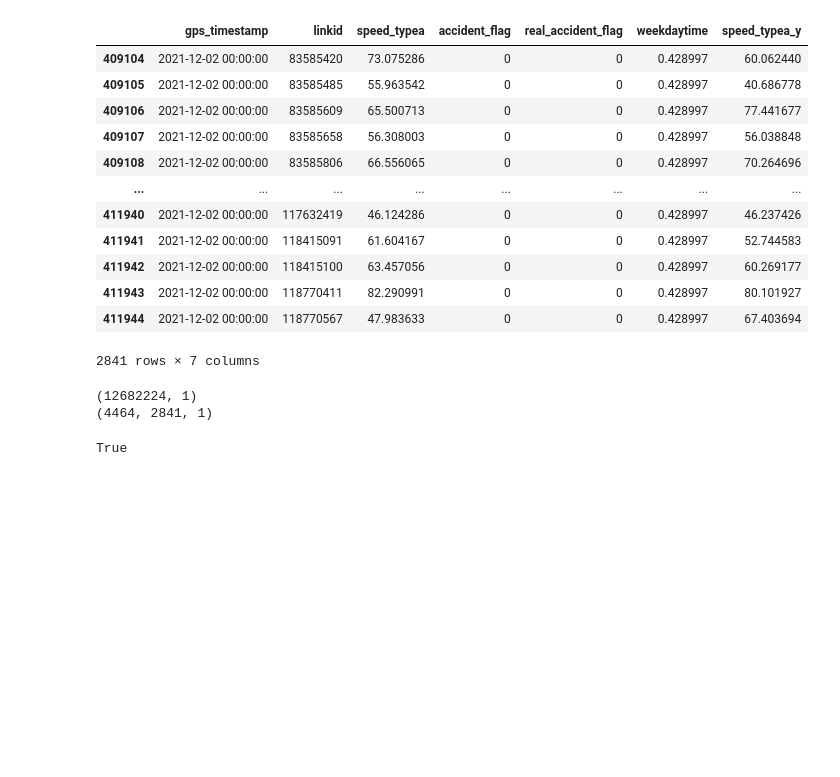
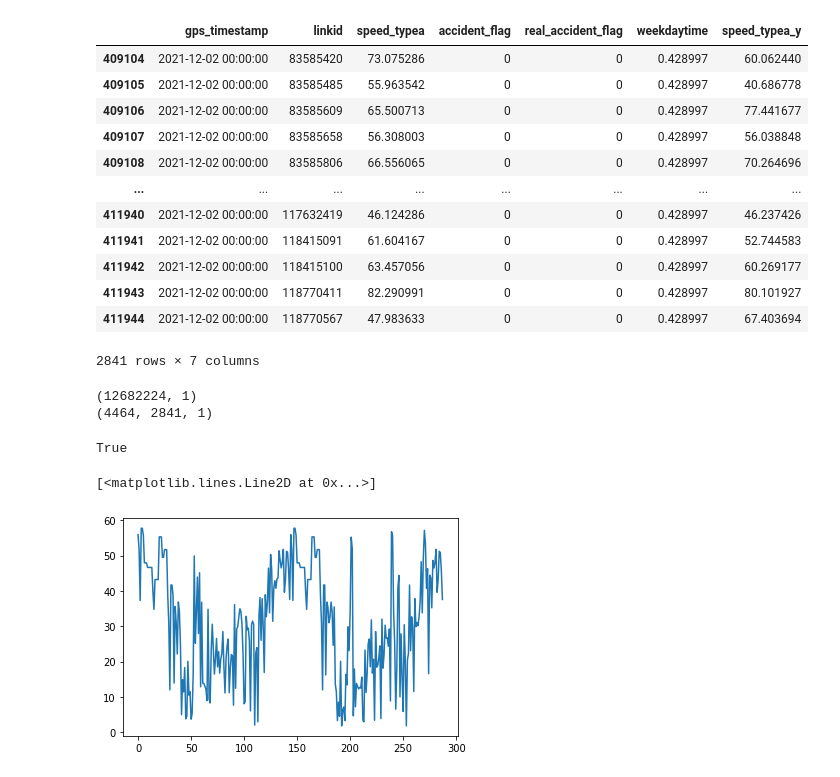
Before and after one commit to deepkashiwa20/CapitalTraffic, a Jupyter notebook: dataplus/check_dataplus.ipynb, the cells around one changed output. Drawn from its saved outputs; the diff is of its cells as text; code cells hidden in the pictures; blank space fills up the shorter version.

```diff
--- a/dataplus/check_dataplus.ipynb
+++ b/dataplus/check_dataplus.ipynb
@@ -51,3 +52,8 @@ print(data.shape)
 np.array_equal(data[144, :, 0], tmp['speed_typea'].values)
 # %% [output]
 True
+# %%
+plt.plot(data[:144*2, 1, 0])
+# %% [output]
+[<matplotlib.lines.Line2D at 0x...>]
+[figure, added]
```
Also changed, not shown: parts of 2 cells of this notebook.
